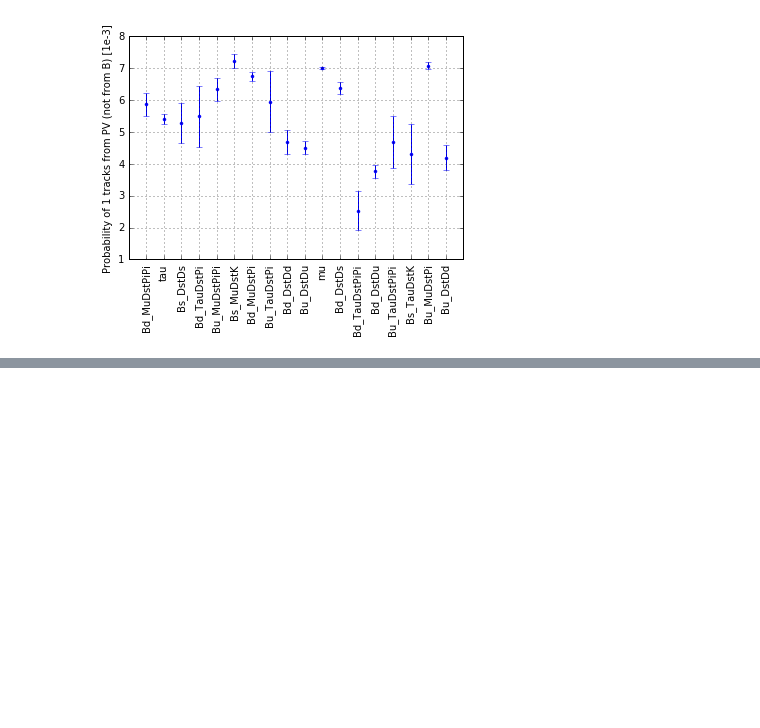
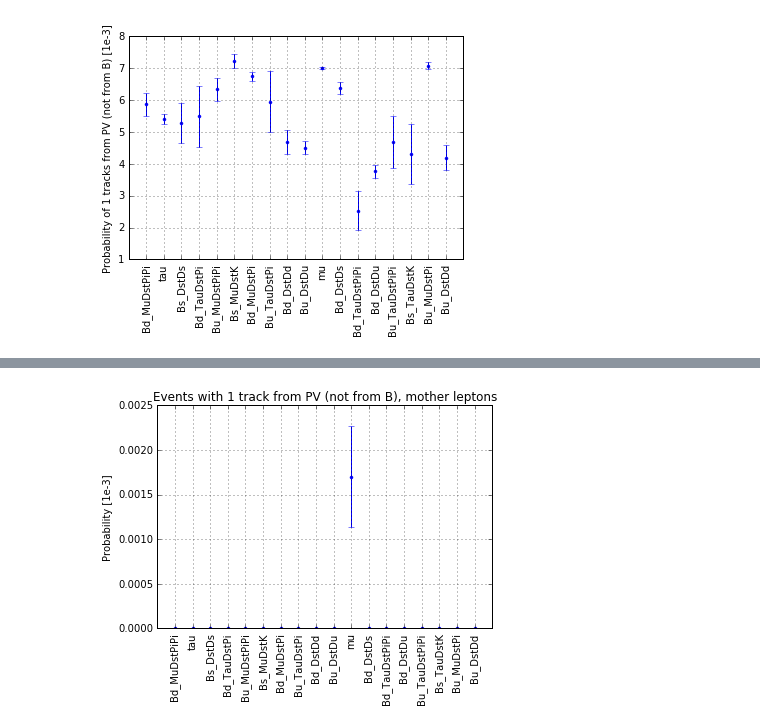
Before and after one commit to ocerri/BPH_RD_Analysis, a Jupyter notebook: plot_scripts/addTravksFromPV.ipynb, the cells around one changed output, grey strips where cells are left out. Cells and saved outputs as stored; diff of their text form; code cells hidden in the pictures; blank space fills up the shorter version.

```diff
--- a/plot_scripts/addTravksFromPV.ipynb
+++ b/plot_scripts/addTravksFromPV.ipynb
@@ -132,0 +203,4 @@ plt.ylabel('Probability of 1 tracks from PV (not from B) [1e-3]')
+# %%
+plotSelectionForMother(lambda x: np.logical_and(x >= 10, x<=20), ', mother leptons')
+# %% [output]
+[figure, added]
```
Also changed, not shown: parts of 13 cells of this notebook, 28 other files.
